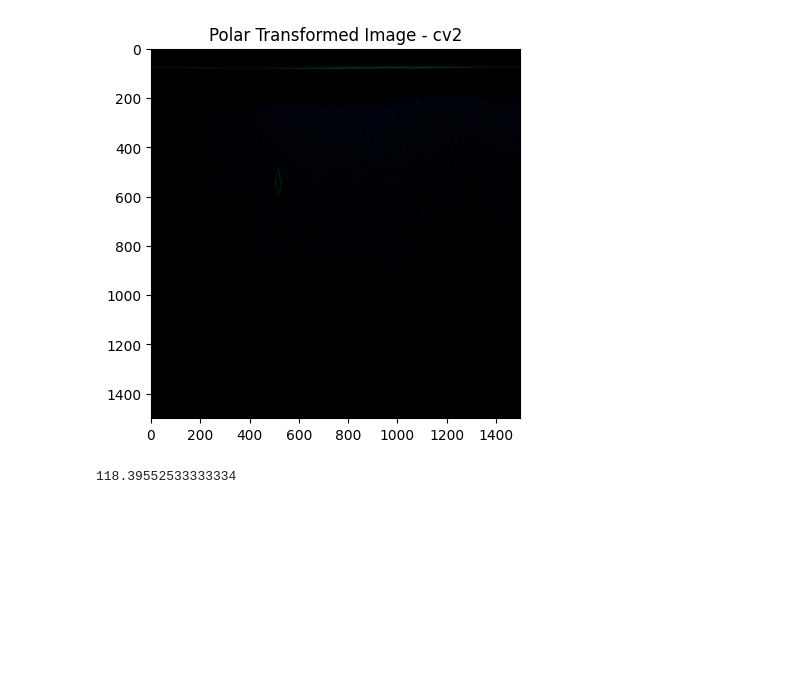
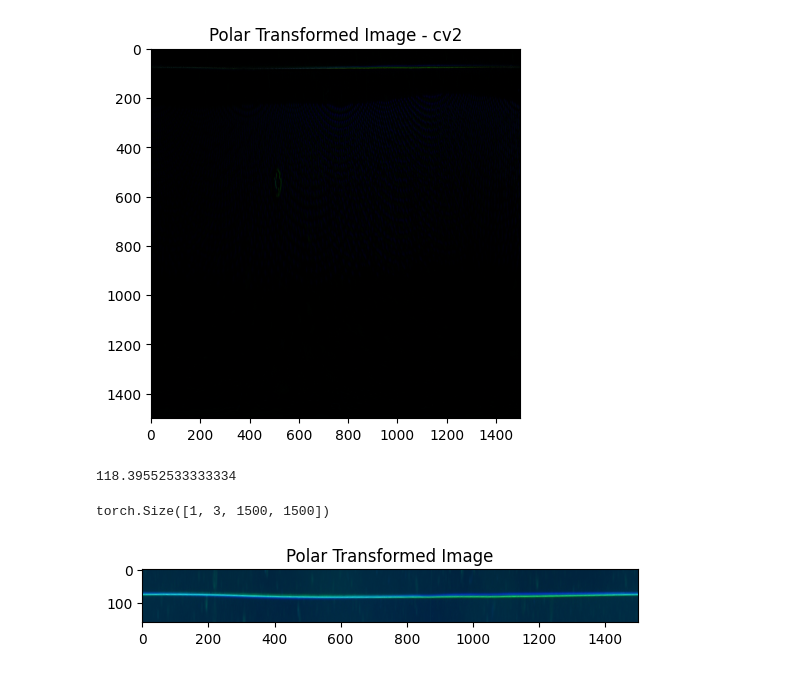
Before and after one commit to sidsid84-kor/xeception, a Jupyter notebook: jupyters/polar_gpu.ipynb, the cells around one changed output. Cells and saved outputs as stored; diff of their text form; code cells hidden in the pictures; blank space fills up the shorter version.

```diff
--- a/jupyters/polar_gpu.ipynb
+++ b/jupyters/polar_gpu.ipynb
@@ -37,6 +37,16 @@ def linear_polar_gpu(input_img, center):
     polar_img = polar_img.rot90(1, [2, 3])
 
     return polar_img
+
+def devide_img(img_tensor):
+    # img_tensor는 [B, C, H, W] 형식의 텐서라고 가정 (배치 크기, 채널, 높이, 너비)
+    # 이미지의 상단 부분 (0부터 160픽셀까지의 행)
+    img_top = img_tensor[:, :, :160, :]
+
+    # 이미지의 나머지 하단 부분 (160픽셀 이후부터 끝까지의 행)
+    img_bottom = img_tensor[:, :, 160:, :]
+
+    return img_top, img_bottom
 # %%
 
 image_dir = 'E:/polar_data/check'
@@ -95,3 +105,16 @@ mse(pic3, polar_img_cpu3)
 # %% [output]
 [figure]
 118.39552533333334
+# %%
+polar_top, polar_bot = devide_img(polar_img)
+
+polar_img.shape
+# %% [output]
+torch.Size([1, 3, 1500, 1500])
+# %%
+polar_top_cpu = polar_top.cpu().squeeze().permute(1, 2, 0)  # Move to CPU for plotting
+plt.imshow(polar_top_cpu.numpy())
+plt.title("Polar Transformed Image")
+plt.show()
+# %% [output]
+[figure, added]
```
Also changed, not shown: parts of 1 cell of this notebook, 7 other files.
